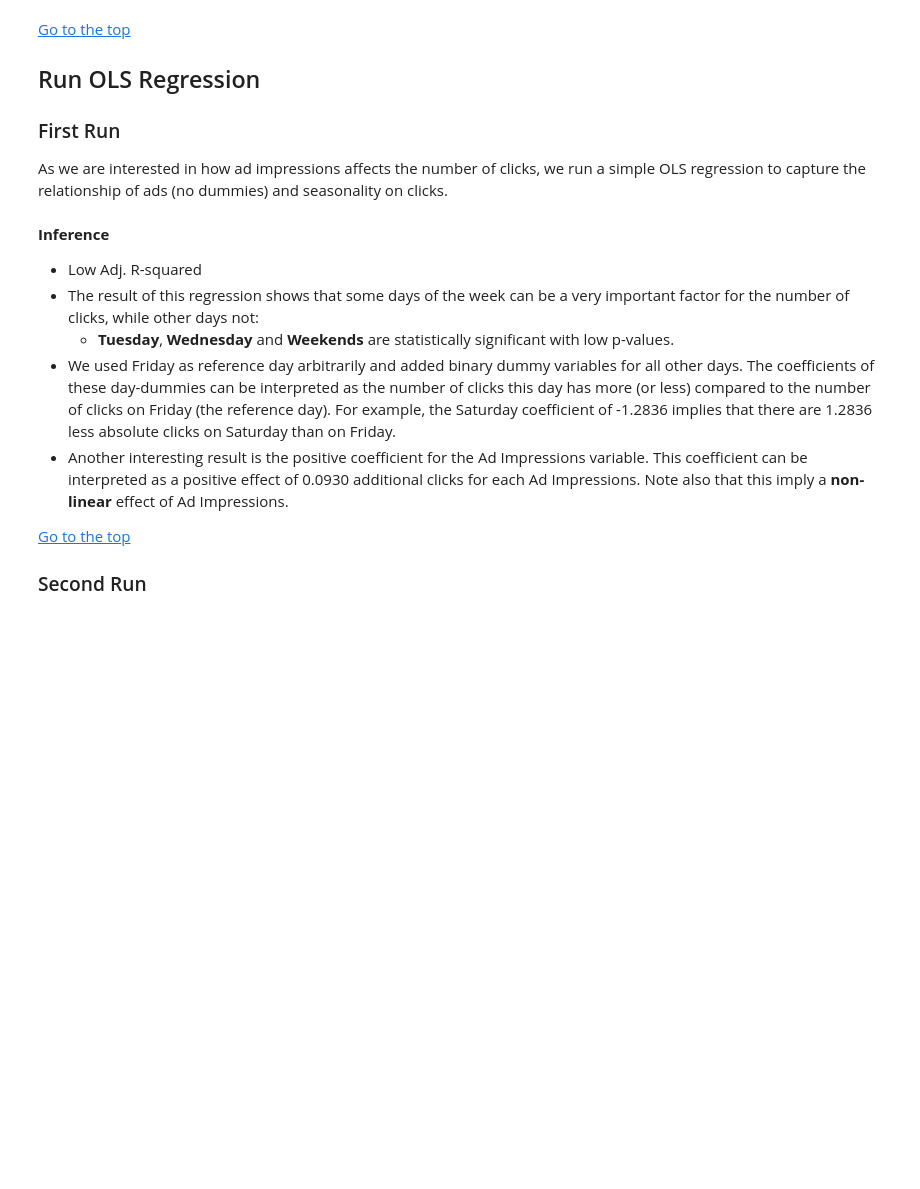
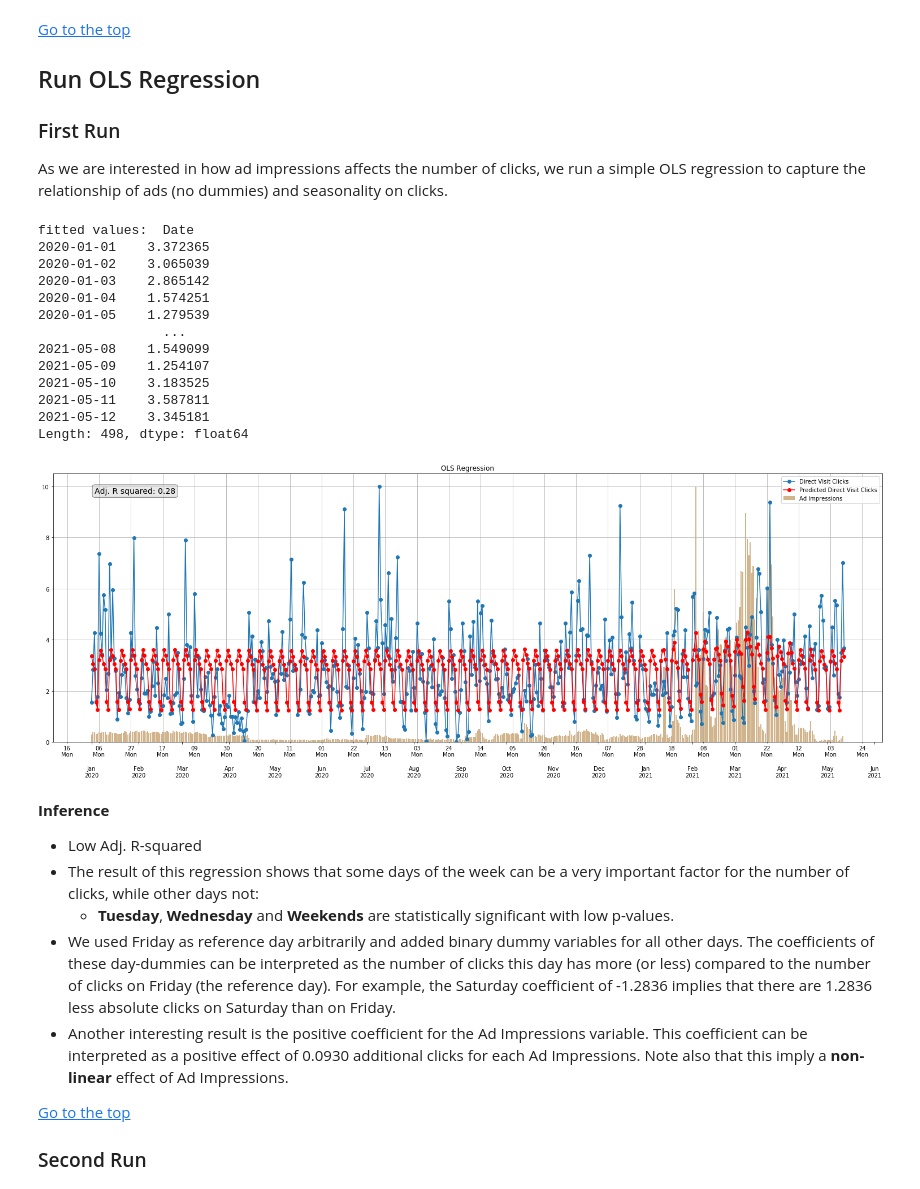
Before and after one commit to kamie24/MMM-adstock-and-s-curve, a Jupyter notebook: s-curve.ipynb, the cells around one changed output. Cells and saved outputs as stored; diff of their text form; code cells hidden in the pictures; blank space fills up the shorter version.

```diff
--- a/s-curve.ipynb
+++ b/s-curve.ipynb
@@ -45,8 +45,8 @@ display(HTML("<style>.container { width:70% !important; }</style>"))
 Read the dataset and load it into a Pandas dataframe.
 # %%
 # Read data
-df = pd.read_csv('2020-2021_combined_data.csv', index_col=['Date'], parse_dates=[0],
+df = pd.read_excel('2020-2021_aggregate_direct_visits_adimpressions.xlsx', #index_col=['Date'], parse_dates=[0],
                  usecols=['Date', 'Ad Impressions', 'Direct Visit Clicks'])
-
+df.set_index('Date', inplace=True)
 # Show rows
 df
@@ -115,33 +145,56 @@ def apply_date_formatting_to_axis(ax):
 # %%
 # Initialize model
 x = df[['Ad Impressions', 'day_of_the_week_Monday', 'day_of_the_week_Tuesday', 'day_of_the_week_Wednesday',
         'day_of_the_week_Thursday', 'day_of_the_week_Saturday', 'day_of_the_week_Sunday']]
 y = df['Direct Visit Clicks']
 
 # Run OLS regression and store results in res
 res = model(x, y)
+# pd.DataFrame(list(res)).to_csv('fitted.csv')
+# xx= []
+# for i in list(res.fittedvalues):
+#     xx.append(i)
 
+# print(xx)
+# for i in list(res.Date):
+#     print(i)
 # Create plot
 fig, ax = plt.subplots(figsize=(21, 8))
-
+df.to_csv('regression.csv')
 # Add bar chart representing Ad Impressions values
 ax.bar(df.index, df['Ad Impressions'], color='tan', align='center')
 
 # Add line chart representing clicks
 ax.plot(df.index, y, 'o-', label="Direct Visit Clicks")
 ax.plot(df.index, res.fittedvalues, 'ro-', label="Predicted Direct Visit Clicks")
+print('fitted values: ', res.fittedvalues)
 
 # Add text box in upper left in axes coords denoting the R squared of the model
 props = dict(boxstyle='round', facecolor='lightgrey', alpha=0.5)
 ax.text(0.05, 0.95, "Adj. R squared: {:.2f}".format(res.rsquared_adj), transform=ax.transAxes,
         fontsize=14, verticalalignment='top', bbox=props)
 
 # Set plot options and show plot
 ax = apply_date_formatting_to_axis(ax)
 ax.legend(['Direct Visit Clicks', 'Predicted Direct Visit Clicks', 'Ad Impressions'], loc='upper right')
 plt.title('OLS Regression')
 plt.tight_layout()
 plt.show()
+# %% [output]
+fitted values:  Date
+2020-01-01    3.372365
+2020-01-02    3.065039
+2020-01-03    2.865142
+2020-01-04    1.574251
+2020-01-05    1.279539
+                ...
+2021-05-08    1.549099
+2021-05-09    1.254107
+2021-05-10    3.183525
+2021-05-11    3.587811
+2021-05-12    3.345181
+Length: 498, dtype: float64
+[figure, added]
 # %% [markdown]
 **Inference**
 
```
Also changed, not shown: parts of 6 cells of this notebook.
